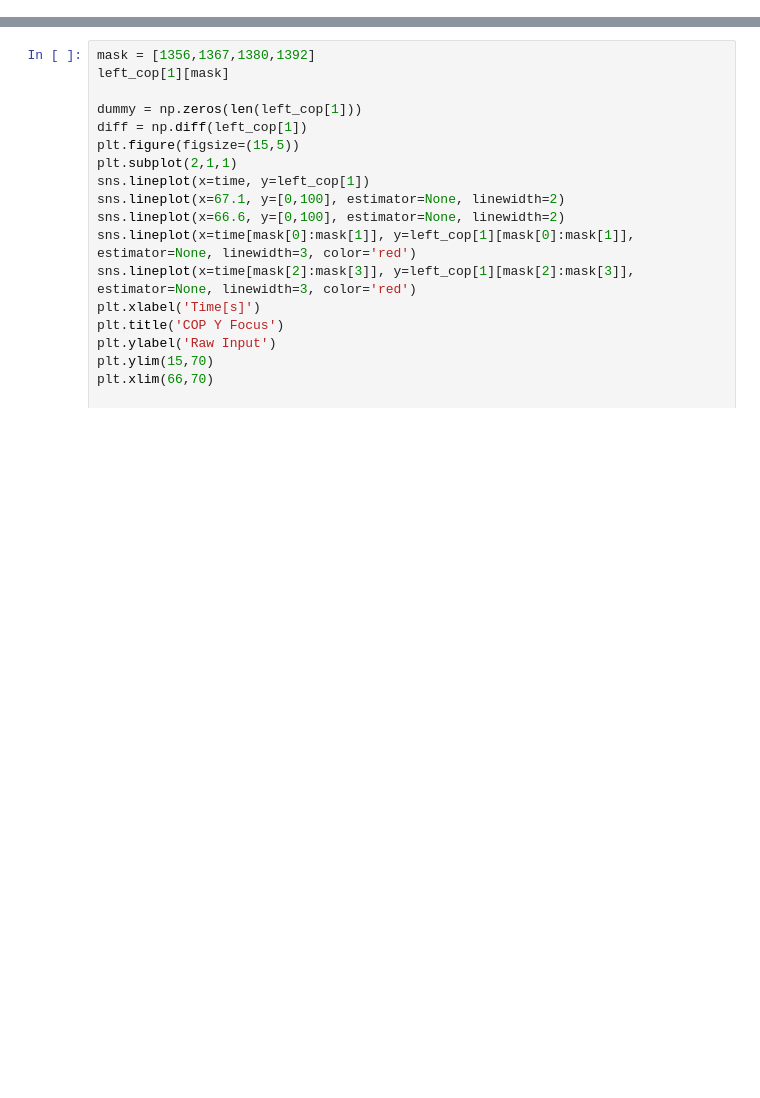
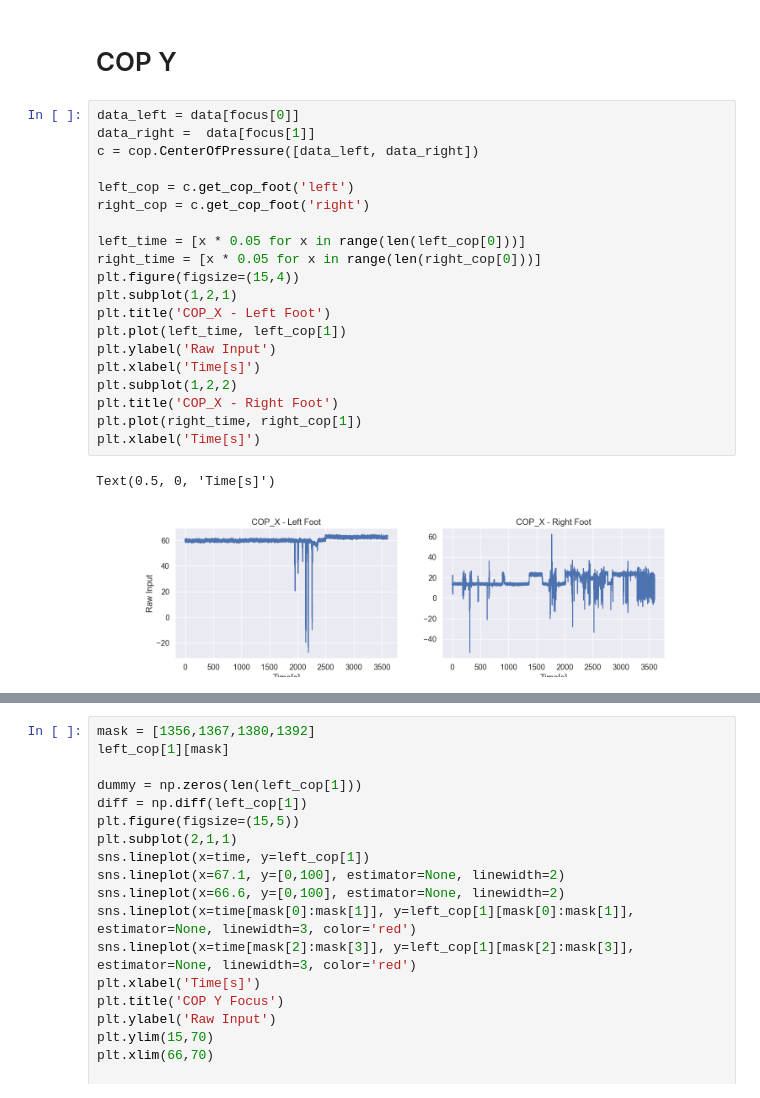
Before and after one commit to Sevastiyan/fs-projects, a Jupyter notebook: COP analysis/notebook.ipynb, the cells around one changed output, grey strips where cells are left out. Saved outputs shown, nothing was run; the diff lists cells and outputs as text; blank space fills up the shorter version.

```diff
--- a/COP analysis/notebook.ipynb
+++ b/COP analysis/notebook.ipynb
@@ -50,0 +51,25 @@ right_cop = c.get_cop_foot('right')
+# %% [markdown]
+# COP Y
+# %%
+data_left = data[focus[0]]
+data_right =  data[focus[1]]
+c = cop.CenterOfPressure([data_left, data_right])
+
+left_cop = c.get_cop_foot('left')
+right_cop = c.get_cop_foot('right')
+
+left_time = [x * 0.05 for x in range(len(left_cop[0]))]
+right_time = [x * 0.05 for x in range(len(right_cop[0]))]
+plt.figure(figsize=(15,4))
+plt.subplot(1,2,1)
+plt.title('COP_X - Left Foot')
+plt.plot(left_time, left_cop[1])
+plt.ylabel('Raw Input')
+plt.xlabel('Time[s]')
+plt.subplot(1,2,2)
+plt.title('COP_X - Right Foot')
+plt.plot(right_time, right_cop[1])
+plt.xlabel('Time[s]')
+# %% [output]
+Text(0.5, 0, 'Time[s]')
+[figure, added]
```
Also changed, not shown: parts of 10 cells of this notebook, 15 other files.
